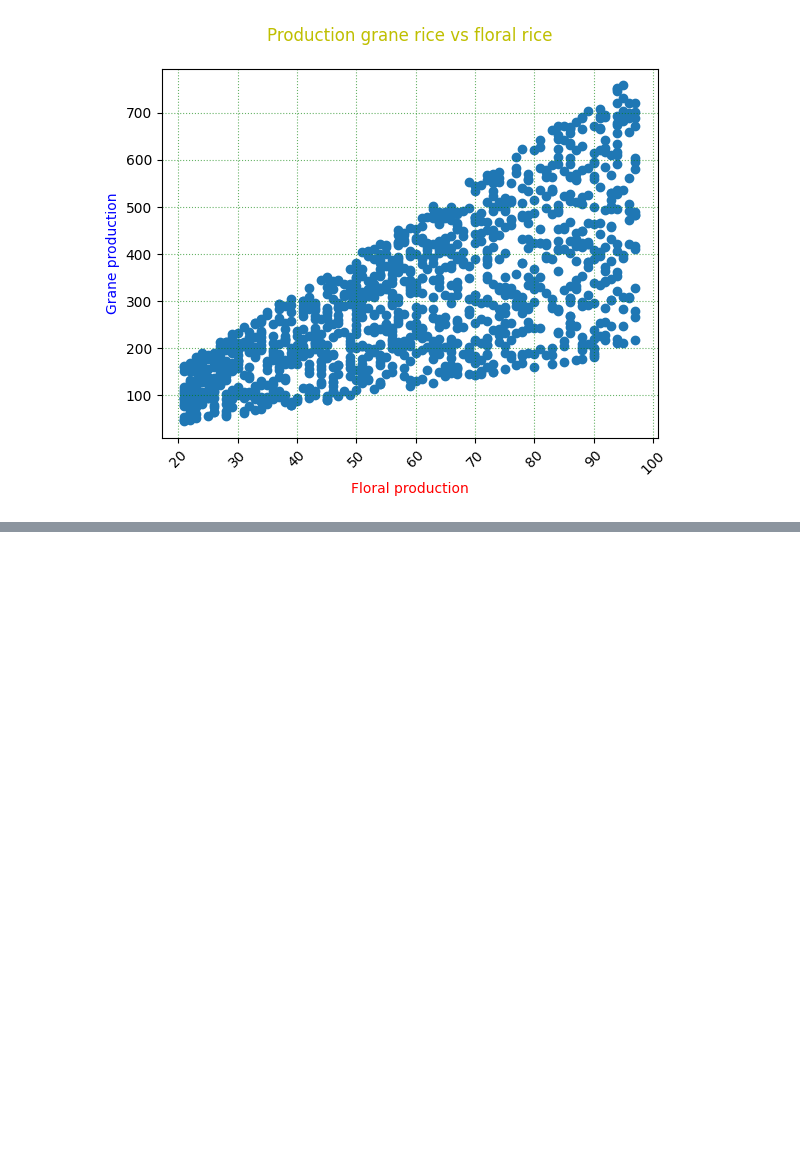
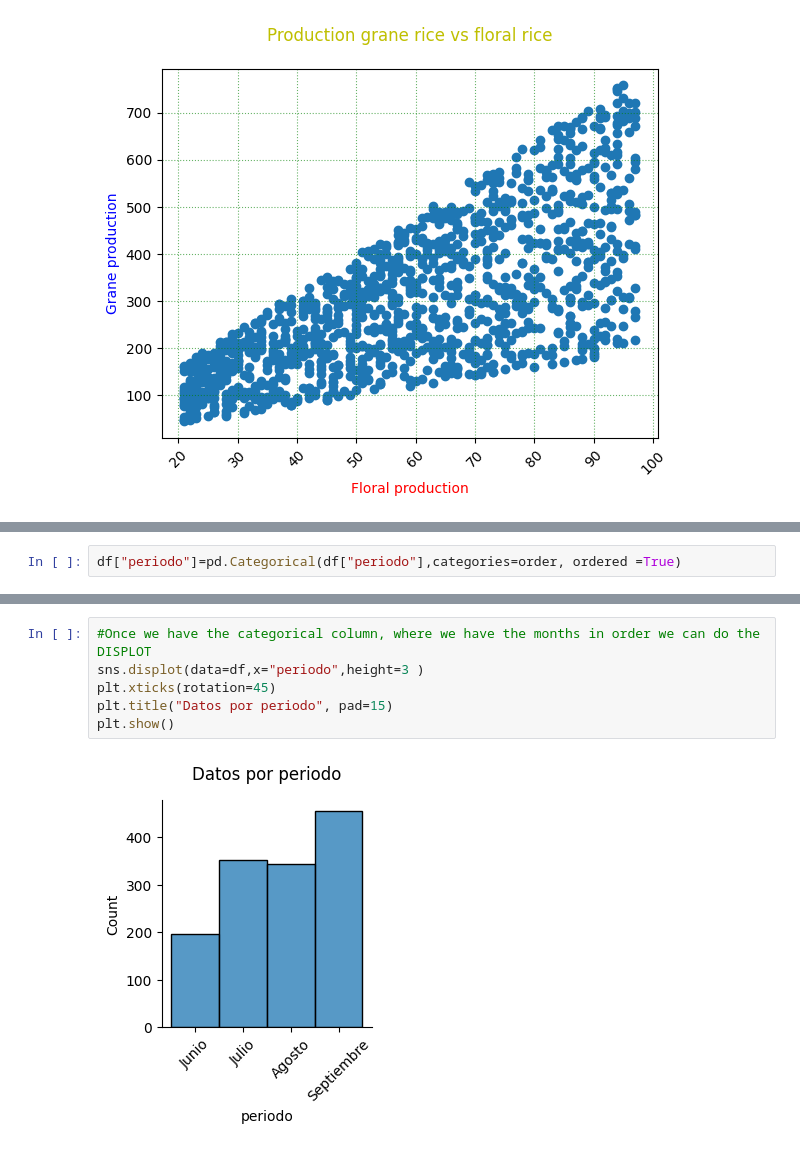
Before and after one commit to EmilianaSeltzer/Exercises_with_Pandas_Functions, a Jupyter notebook: Matplot_rice_graph.ipynb, the cells around one changed output, grey strips where cells are left out. Saved outputs shown, nothing was run; the diff lists cells and outputs as text; blank space fills up the shorter version.

```diff
--- a/Matplot_rice_graph.ipynb
+++ b/Matplot_rice_graph.ipynb
@@ -178,0 +186,2 @@ plt.show()
+# %%
+df["periodo"]=pd.Categorical(df["periodo"],categories=order, ordered =True)
@@ -178,0 +199,8 @@ plt.show()
+# %%
+#Once we have the categorical column, where we have the months in order we can do the DISPLOT
+sns.displot(data=df,x="periodo",height=3 )
+plt.xticks(rotation=45)
+plt.title("Datos por periodo", pad=15)
+plt.show()
+# %% [output]
+[figure, added]
```
Also changed, not shown: parts of 11 cells of this notebook.
